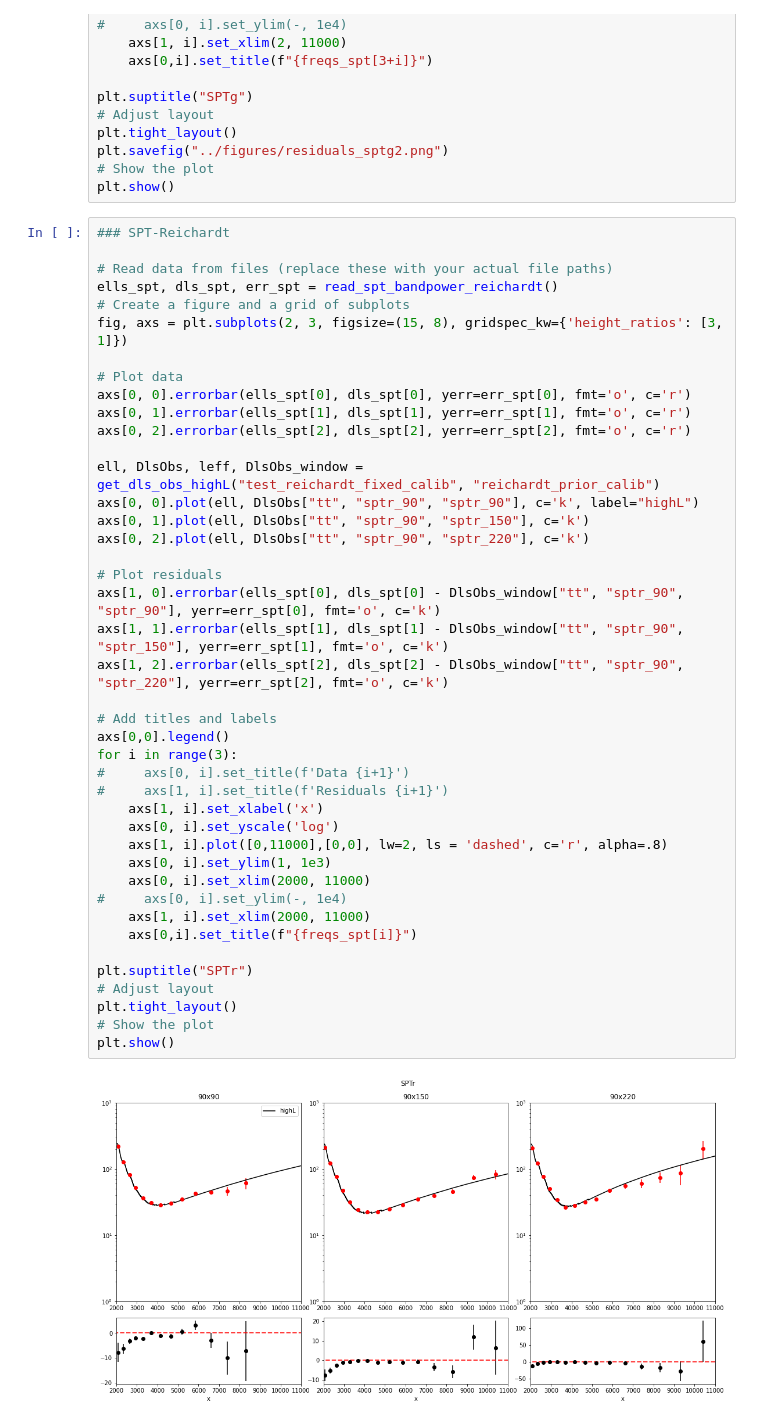
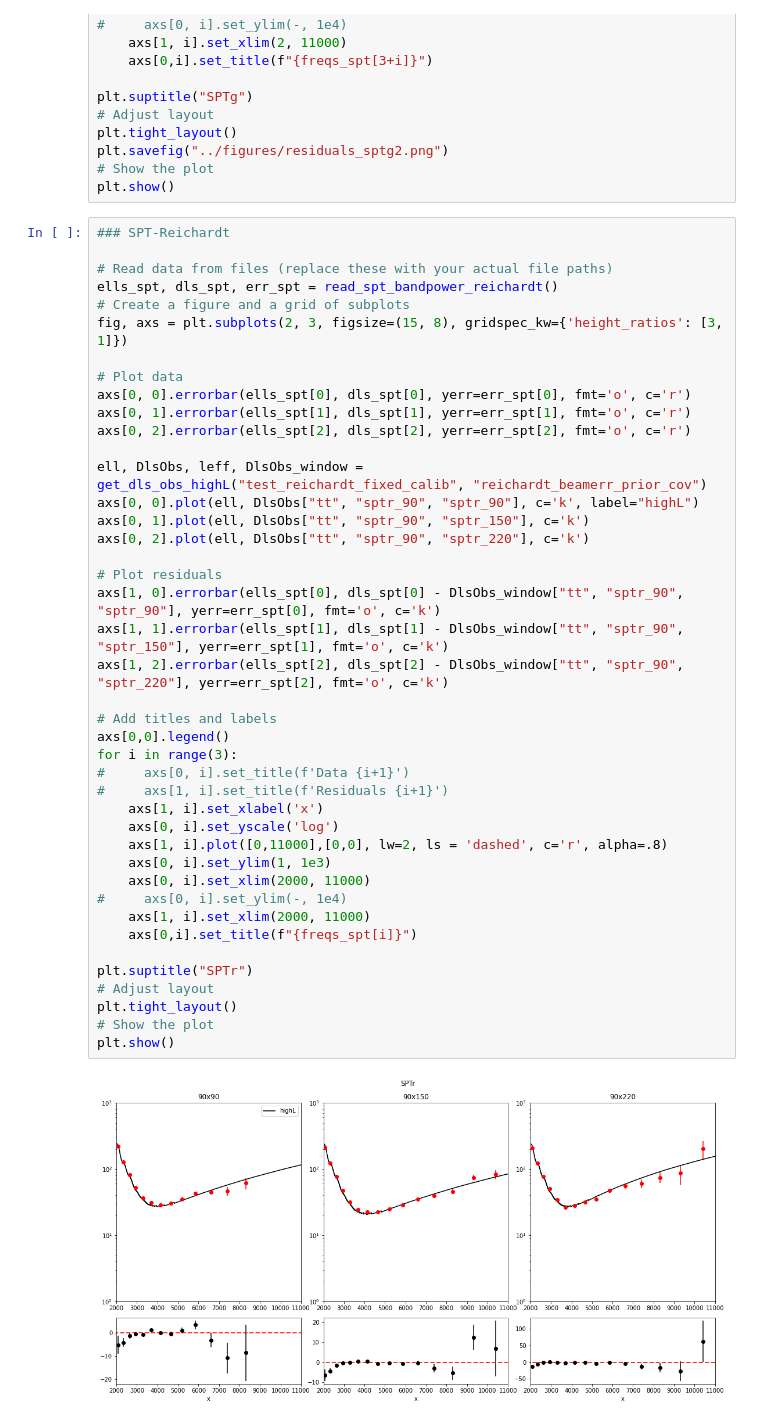
Before and after one commit to beringueb/DR6_fgmodels, a Jupyter notebook: notebooks/Residuals.ipynb, the cells around one changed output. Saved outputs shown, nothing was run; the diff lists cells and outputs as text.

Commit message:
SPT galactic cirrus prior

```diff
--- a/notebooks/Residuals.ipynb
+++ b/notebooks/Residuals.ipynb
@@ -388,34 +388,34 @@ axs[0, 0].errorbar(ells_spt[0], dls_spt[0], yerr=err_spt[0], fmt='o', c='r')
 axs[0, 1].errorbar(ells_spt[1], dls_spt[1], yerr=err_spt[1], fmt='o', c='r')
 axs[0, 2].errorbar(ells_spt[2], dls_spt[2], yerr=err_spt[2], fmt='o', c='r')
 
-ell, DlsObs, leff, DlsObs_window = get_dls_obs_highL("test_reichardt_fixed_calib", "reichardt_prior_calib")
+ell, DlsObs, leff, DlsObs_window = get_dls_obs_highL("test_reichardt_fixed_calib", "reichardt_beamerr_prior_cov")
 axs[0, 0].plot(ell, DlsObs["tt", "sptr_90", "sptr_90"], c='k', label="highL")
 axs[0, 1].plot(ell, DlsObs["tt", "sptr_90", "sptr_150"], c='k')
 axs[0, 2].plot(ell, DlsObs["tt", "sptr_90", "sptr_220"], c='k')
 
 # Plot residuals
 axs[1, 0].errorbar(ells_spt[0], dls_spt[0] - DlsObs_window["tt", "sptr_90", "sptr_90"], yerr=err_spt[0], fmt='o', c='k')
 axs[1, 1].errorbar(ells_spt[1], dls_spt[1] - DlsObs_window["tt", "sptr_90", "sptr_150"], yerr=err_spt[1], fmt='o', c='k')
 axs[1, 2].errorbar(ells_spt[2], dls_spt[2] - DlsObs_window["tt", "sptr_90", "sptr_220"], yerr=err_spt[2], fmt='o', c='k')
 
 # Add titles and labels
 axs[0,0].legend()
 for i in range(3):
 #     axs[0, i].set_title(f'Data {i+1}')
 #     axs[1, i].set_title(f'Residuals {i+1}')
     axs[1, i].set_xlabel('x')
     axs[0, i].set_yscale('log')
     axs[1, i].plot([0,11000],[0,0], lw=2, ls = 'dashed', c='r', alpha=.8)
     axs[0, i].set_ylim(1, 1e3)
     axs[0, i].set_xlim(2000, 11000)
 #     axs[0, i].set_ylim(-, 1e4)
     axs[1, i].set_xlim(2000, 11000)
     axs[0,i].set_title(f"{freqs_spt[i]}")
 
 plt.suptitle("SPTr")
 # Adjust layout
 plt.tight_layout()
 # Show the plot
 plt.show()
 # %% [output]
-[figure, old version]
+[figure, new version]
```
Also changed, not shown: parts of 1 cell of this notebook, 6 other files.
